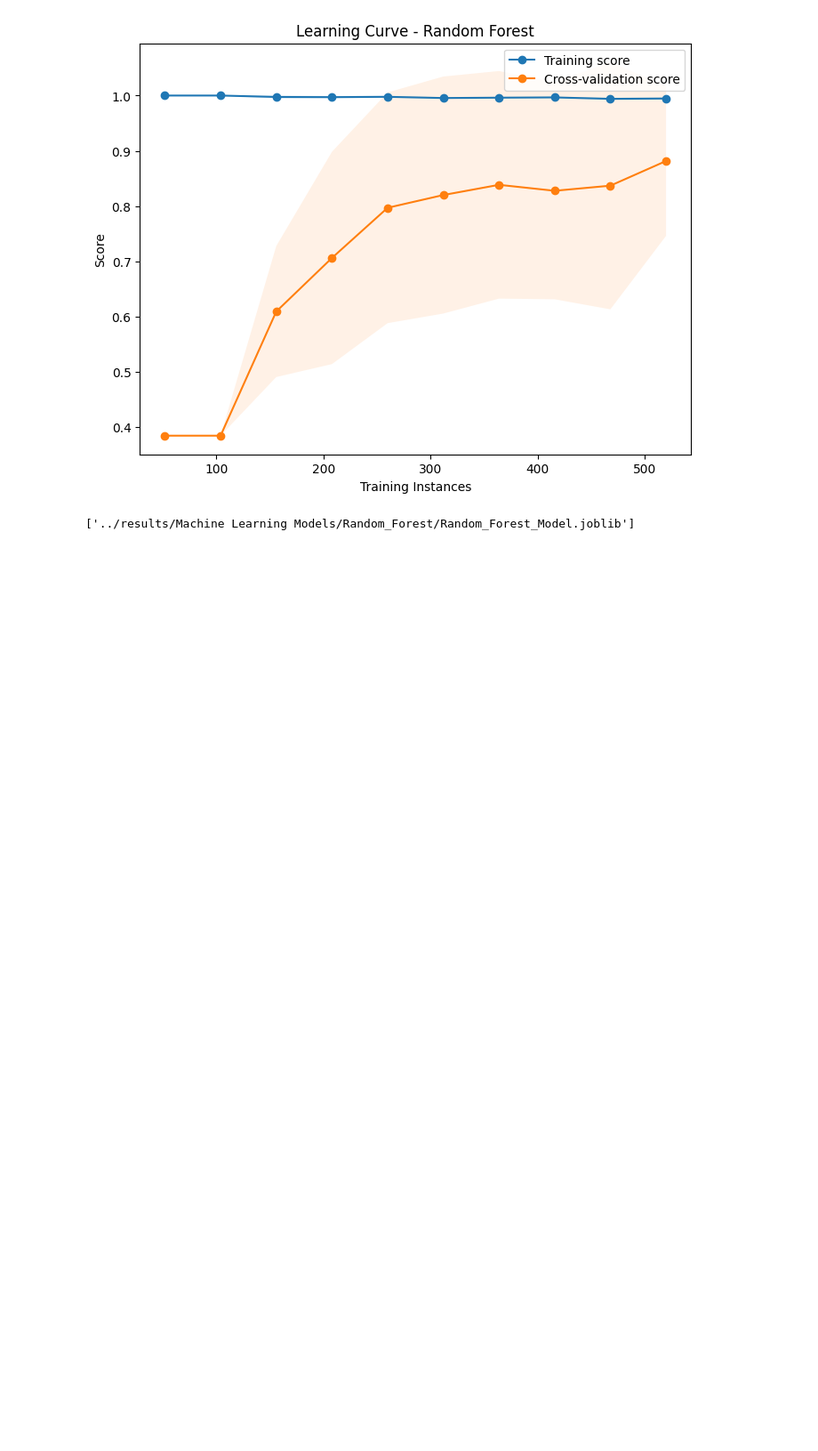
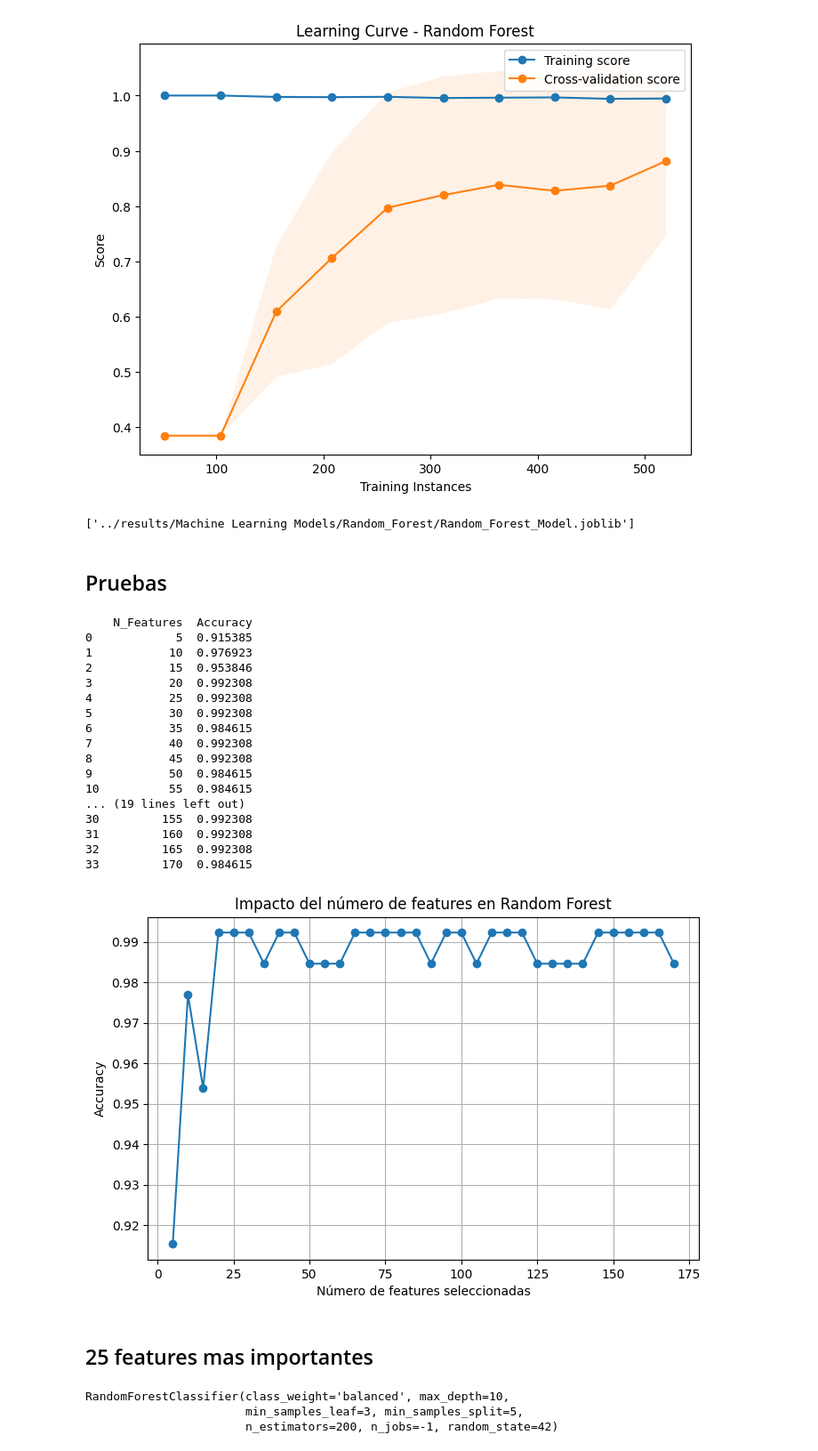
Before and after one commit to aarevalom0/EEG-Interictal-ML-Pipeline, a Jupyter notebook: notebooks/4_Machine_Learning_Random Forest.ipynb, the cells around one changed output. Shown: that part at 89% size. Cells and saved outputs as stored; diff of their text form; code cells hidden in the pictures; blank space fills up the shorter version.

Commit message:
Random Forest - Comparacion de features

```diff
--- a/notebooks/4_Machine_Learning_Random Forest.ipynb
+++ b/notebooks/4_Machine_Learning_Random Forest.ipynb
@@ -263,3 +298,52 @@ plt.show()
 joblib.dump(rf_model, "../results/Machine Learning Models/Random_Forest/Random_Forest_Model.joblib")
 # %% [output]
 ['../results/Machine Learning Models/Random_Forest/Random_Forest_Model.joblib']
+# %% [markdown]
+## Pruebas
+# %%
+from sklearn.metrics import accuracy_score
+
+results = []
+
+for n in range(5, len(importances), 5):
+    selected_features = importances.head(n)["Feature"]
+    X_selected = X[selected_features]
+
+    X_train, X_test, y_train, y_test = train_test_split(X_selected, y, test_size=0.2, random_state=42, stratify=y)
+
+    rf_model.fit(X_train, y_train)
+    acc = accuracy_score(y_test, rf_model.predict(X_test))
+
+    results.append((n, acc))
+
+results_df = pd.DataFrame(results, columns=["N_Features", "Accuracy"])
+print(results_df)
+
+plt.figure(figsize=(8,5))
+plt.plot(results_df["N_Features"], results_df["Accuracy"], marker='o')
+plt.xlabel("Número de features seleccionadas")
+plt.ylabel("Accuracy")
+plt.title("Impacto del número de features en Random Forest")
+plt.grid(True)
+plt.show()
+# %% [output]
+    N_Features  Accuracy
+0            5  0.915385
+1           10  0.976923
+2           15  0.953846
+3           20  0.992308
+4           25  0.992308
+5           30  0.992308
+6           35  0.984615
+7           40  0.992308
+8           45  0.992308
+9           50  0.984615
+10          55  0.984615
+... (19 lines left out)
+30         155  0.992308
+31         160  0.992308
+32         165  0.992308
+33         170  0.984615
+[figure, added]
+# %% [markdown]
+## 25 features mas importantes
@@ -265,0 +382,26 @@ joblib.dump(rf_model, "../results/Machine Learning Models/Random_Forest/Random_F
+# %%
+PATH_RESULTS = "../results"
+df_final = pd.read_csv(PATH_RESULTS + "/features/EEG_features_Selected.csv", sep=';')
+
+X = df_final.drop(columns=["Label"])
+y = df_final["Label"]
+
+X_train, X_test, y_train, y_test = train_test_split(
+    X, y, test_size=0.2, random_state=42, stratify=y
+)
+
+rf_model_2 = RandomForestClassifier(
+    n_estimators=200,
+    max_depth=10,
+    min_samples_split=5,
+    min_samples_leaf=3,
+    class_weight="balanced",
+    random_state=42,
+    n_jobs=-1
+)
+
+rf_model_2.fit(X_train, y_train)
+# %% [output]
+RandomForestClassifier(class_weight='balanced', max_depth=10,
+                       min_samples_leaf=3, min_samples_split=5,
+                       n_estimators=200, n_jobs=-1, random_state=42)
```
Also changed, not shown: parts of 11 cells of this notebook, 2 other files.
